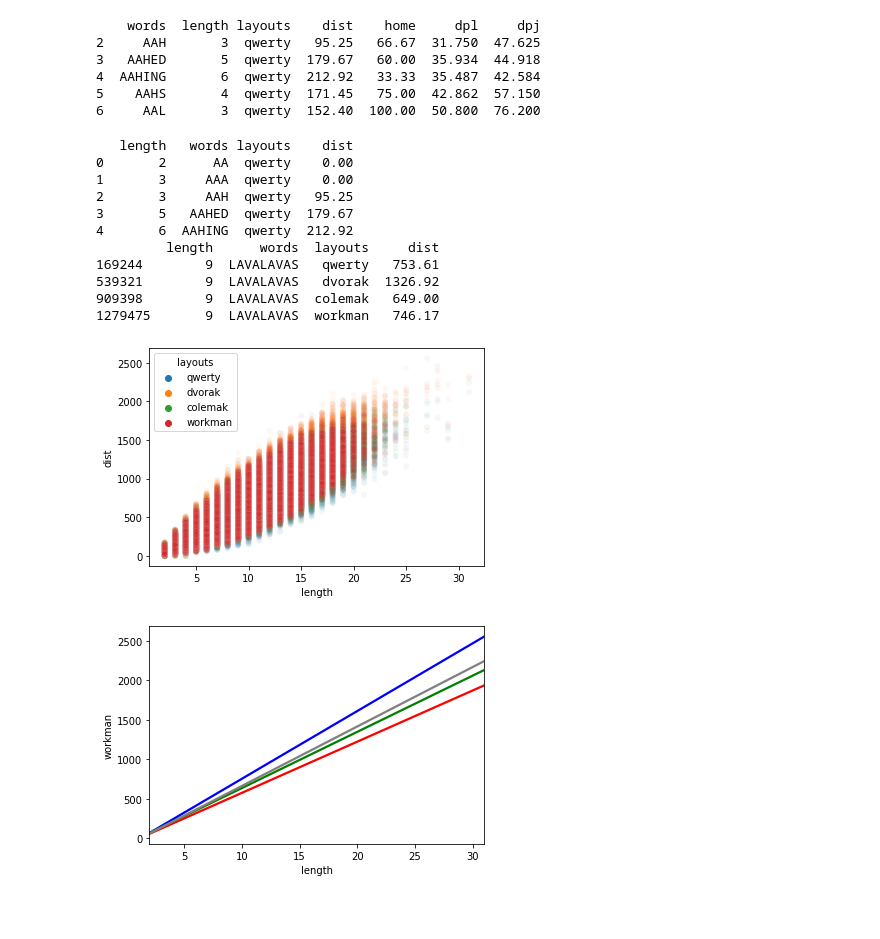
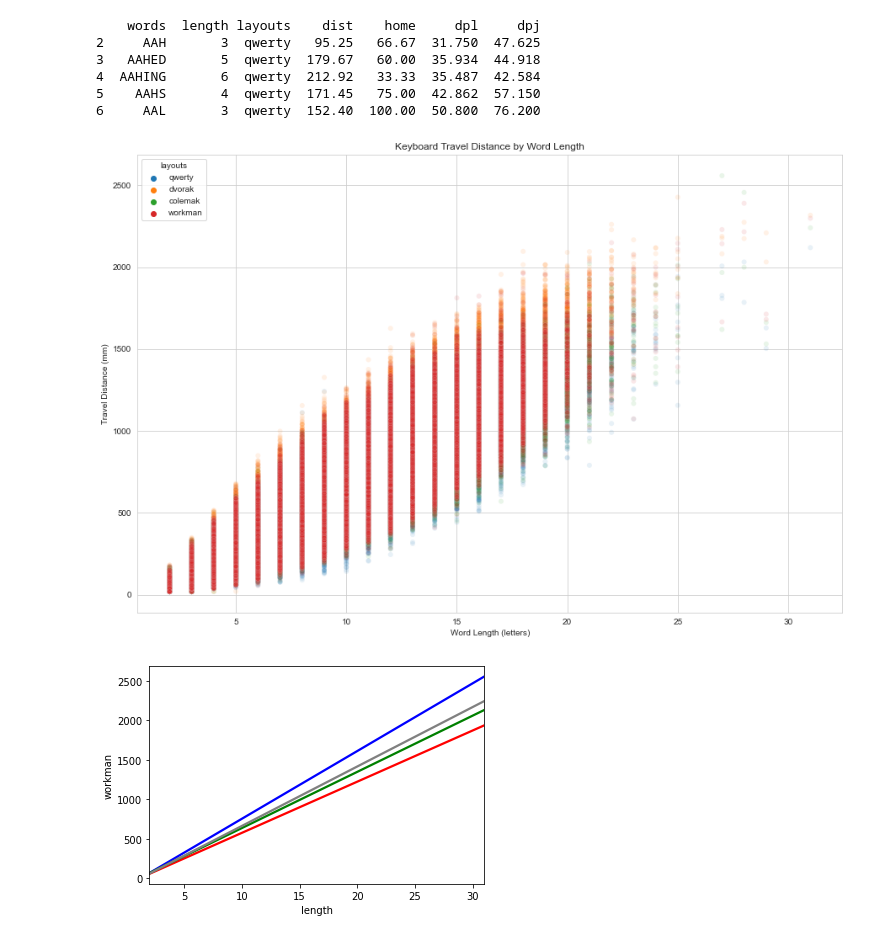
Before and after one commit to sporanges/keyboard, a Jupyter notebook: 3_wordplay.ipynb, the cells around one changed output. Cells and saved outputs as stored; diff of their text form; code cells hidden in the pictures; blank space fills up the shorter version.

Commit message:
starting visualizations

```diff
--- a/3_wordplay.ipynb
+++ b/3_wordplay.ipynb
@@ -5,6 +5,7 @@ pd.options.mode.chained_assignment = None
 
 df = pd.read_csv('word_distances.csv', keep_default_na = False)
 layouts = ['qwerty', 'dvorak', 'colemak', 'workman']
+layouts_home = [ly + '_home' for ly in layouts]
 measures = ['dist', 'dpl', 'dpj']
 print(df.head())
 # %% [output]
@@ -113,42 +108,22 @@ df_shortest.to_csv('shortest.csv', index = False)
 # %%
 import matplotlib.pyplot as plt
 import seaborn as sns
-# %%
-df_plottable = df.melt(id_vars = ['length', 'words'], value_vars = layouts, var_name = 'layouts', value_name = 'dist')
-print(df_plottable.head())
-
-sampledf = df_plottable[df_plottable['words'] == 'LAVALAVAS']
-print(sampledf)
-# %% [output]
-   length   words layouts    dist
-0       2      AA  qwerty    0.00
-1       3     AAA  qwerty    0.00
-2       3     AAH  qwerty   95.25
-3       5   AAHED  qwerty  179.67
-4       6  AAHING  qwerty  212.92
-         length      words  layouts     dist
-169244        9  LAVALAVAS   qwerty   753.61
-539321        9  LAVALAVAS   dvorak  1326.92
-909398        9  LAVALAVAS  colemak   649.00
-1279475       9  LAVALAVAS  workman   746.17
 # %%
-sns.scatterplot(x='length', y='dist', data = df_plottable, hue = 'layouts', alpha = 0.05)
+sns.color_palette('colorblind')
+sns.set_style('whitegrid')
 
-#plt.scatter(df['length'], df['qwerty'], color = 'red', alpha = 0.05, label = 'qwerty')
-#plt.scatter(df['length'], df['dvorak'], color = 'blue', alpha = 0.05, label = 'dvorak')
-#plt.scatter(df['length'], df['colemak'], color = 'green', alpha = 0.05, label = 'colemak')
-#plt.scatter(df['length'], df['workman'], color = 'gray', alpha = 0.05, label = 'workman')
+fig, ax = plt.subplots(figsize = (15,10))
 
+sns.scatterplot(x='length', y='dist', data = df_merged, hue = 'layouts', alpha = 0.1, ax = ax)
 
-#plt.xlabel('Word Length (letters)')
-#plt.ylabel('Travel Distance (mm)')
+plt.xlabel('Word Length (letters)')
+plt.ylabel('Travel Distance (mm)')
 
-#plt.legend(loc = 'lower right')
-#plt.title('Keyboard Travel Distance by Word Length')
-#plt.savefig('scatter.jpg')
+plt.title('Keyboard Travel Distance by Word Length')
+plt.savefig('scatter.png')
 plt.show()
 # %% [output]
-[figure, old version]
+[figure, new version]
 # %%
 sns.regplot(x='length', y='dvorak', data=df, color='blue', scatter=None)
 sns.regplot(x='length', y='qwerty', data=df, color='red', scatter=None)
```
Also changed, not shown: parts of 1 cell of this notebook, 1 other file.
